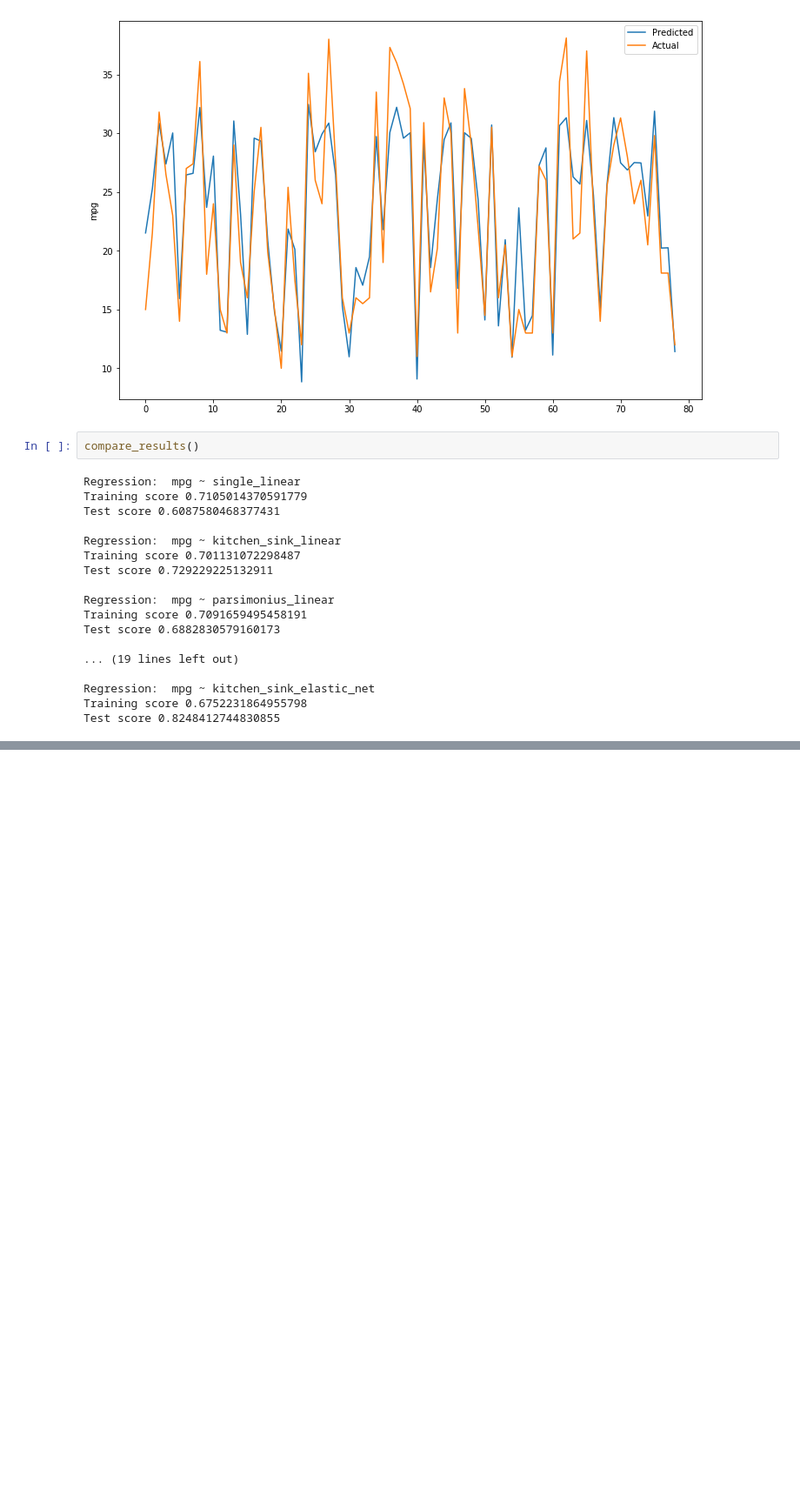
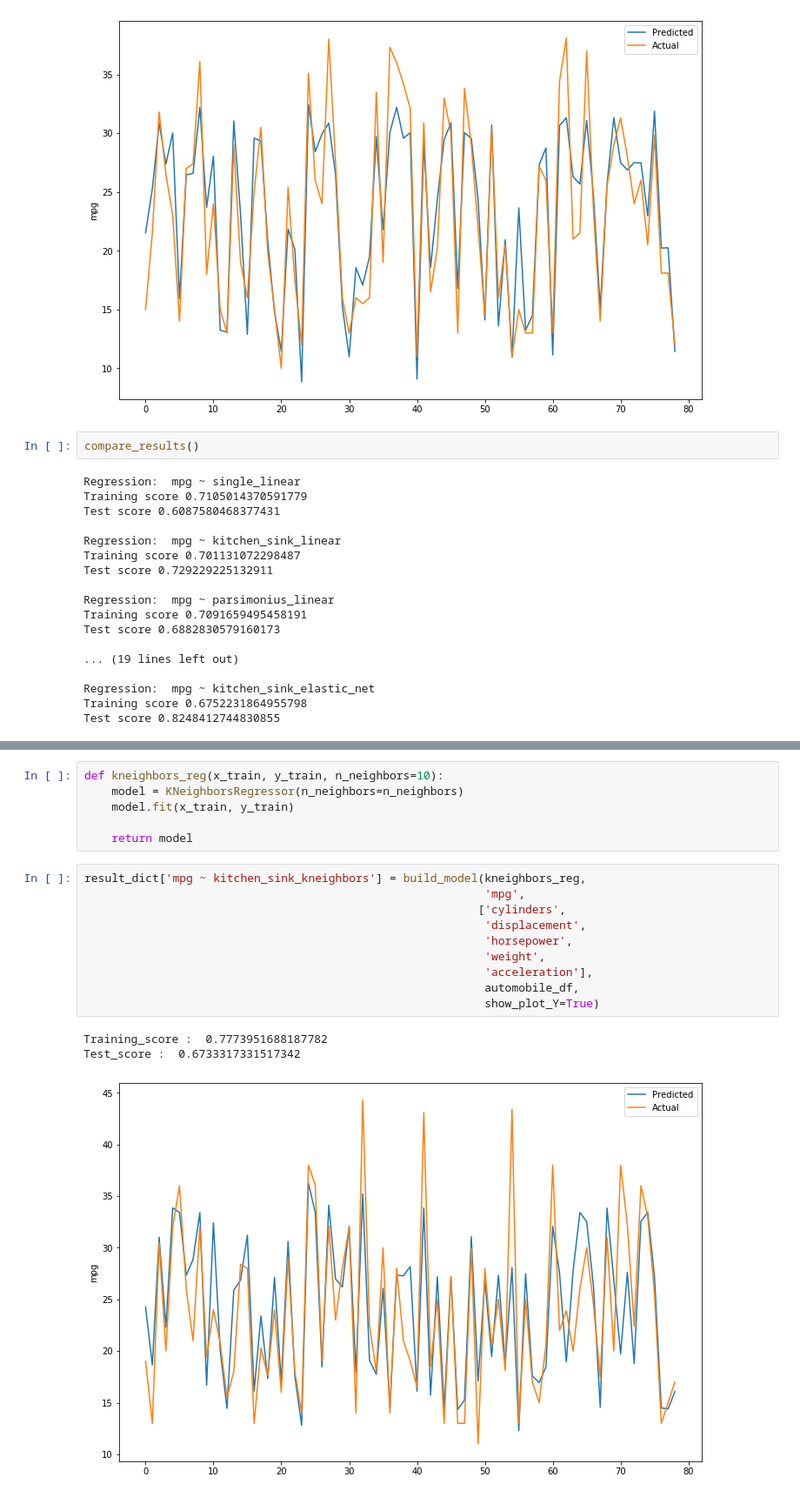
Before and after one commit to Annarien/Building-Regression-Models, a Jupyter notebook: 02/demos/code/Following_04.ipynb, the cells around one changed output, grey strips where cells are left out. Shown at 87% size. Drawn from its saved outputs; the diff is of its cells as text; blank space fills up the shorter version.

```diff
--- a/02/demos/code/Following_04.ipynb
+++ b/02/demos/code/Following_04.ipynb
@@ -326,0 +375,20 @@ Test score 0.8248412744830855
+# %%
+def kneighbors_reg(x_train, y_train, n_neighbors=10):
+    model = KNeighborsRegressor(n_neighbors=n_neighbors)
+    model.fit(x_train, y_train)
+
+    return model
+# %%
+result_dict['mpg ~ kitchen_sink_kneighbors'] = build_model(kneighbors_reg,
+                                                           'mpg',
+                                                          ['cylinders',
+                                                           'displacement',
+                                                           'horsepower',
+                                                           'weight',
+                                                           'acceleration'],
+                                                           automobile_df,
+                                                           show_plot_Y=True)
+# %% [output]
+Training_score :  0.7773951688187782
+Test_score :  0.6733317331517342
+[figure, added]
```
Also changed, not shown: parts of 12 cells of this notebook, 1 other file.
